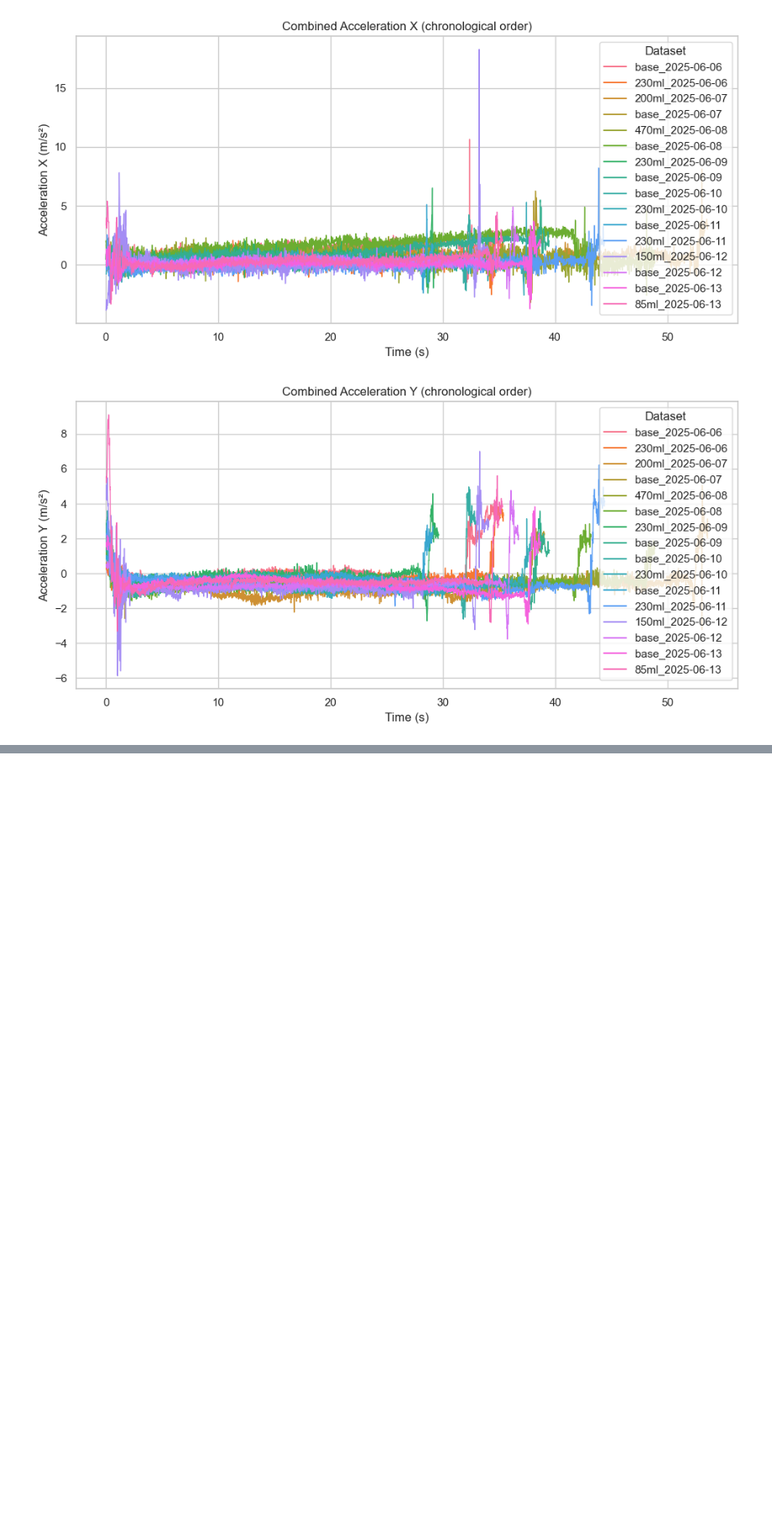
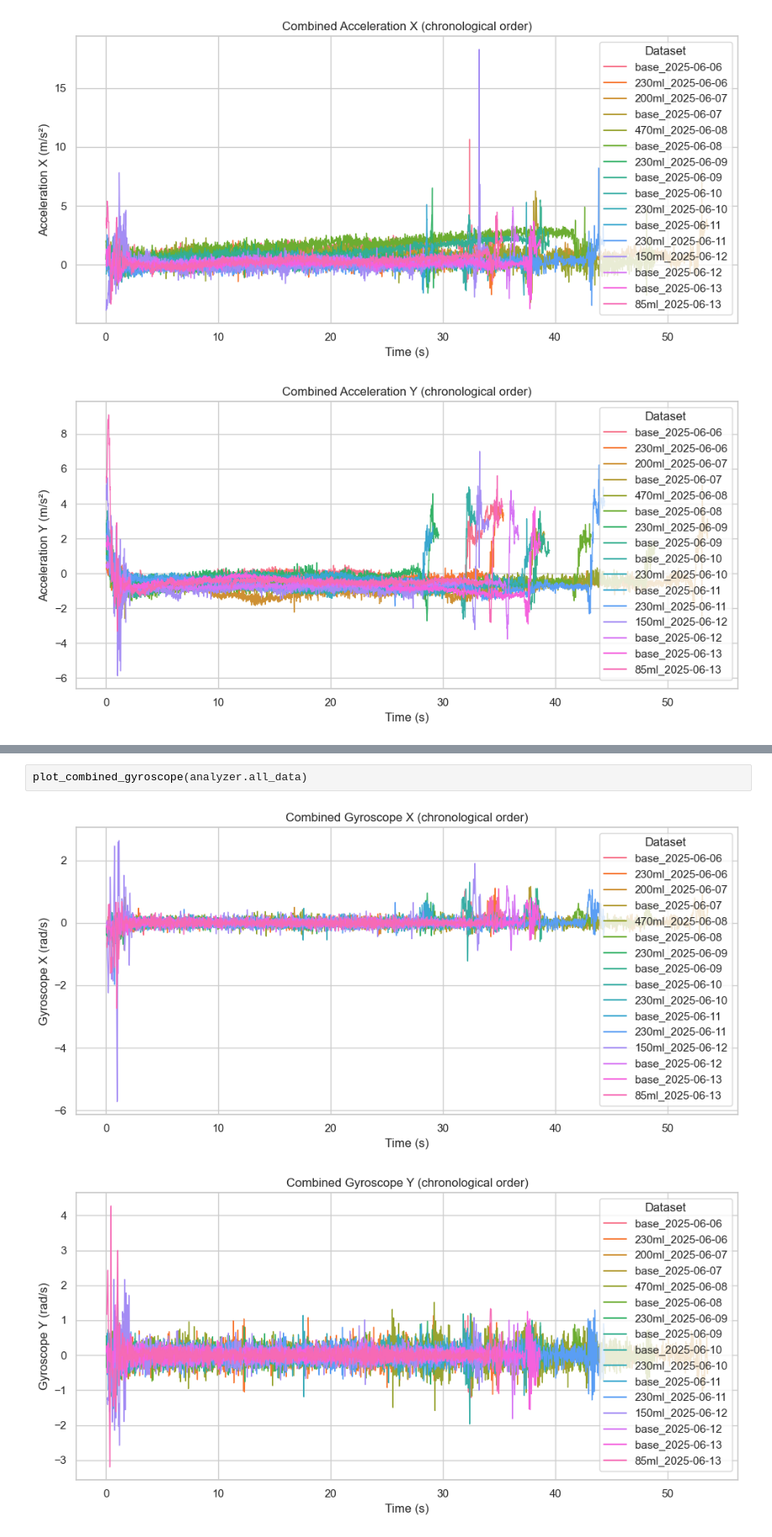
Before and after one commit to Bobjeslol/MLQS, a Jupyter notebook: personalized_model/eda_shavi.ipynb, the cells around one changed output, grey strips where cells are left out. Shown at 84% size. Cells and saved outputs as stored; diff of their text form; blank space fills up the shorter version.

```diff
--- a/personalized_model/eda_shavi.ipynb
+++ b/personalized_model/eda_shavi.ipynb
@@ -418,0 +257,5 @@ VBox(children=(Label(value='Select datasets (chronological):'), Checkbox(value=F
+# %%
+plot_combined_gyroscope(analyzer.all_data)
+# %% [output]
+[figure, added]
+[figure, added]
```
Also changed, not shown: parts of 13 cells of this notebook, 3 other files.
